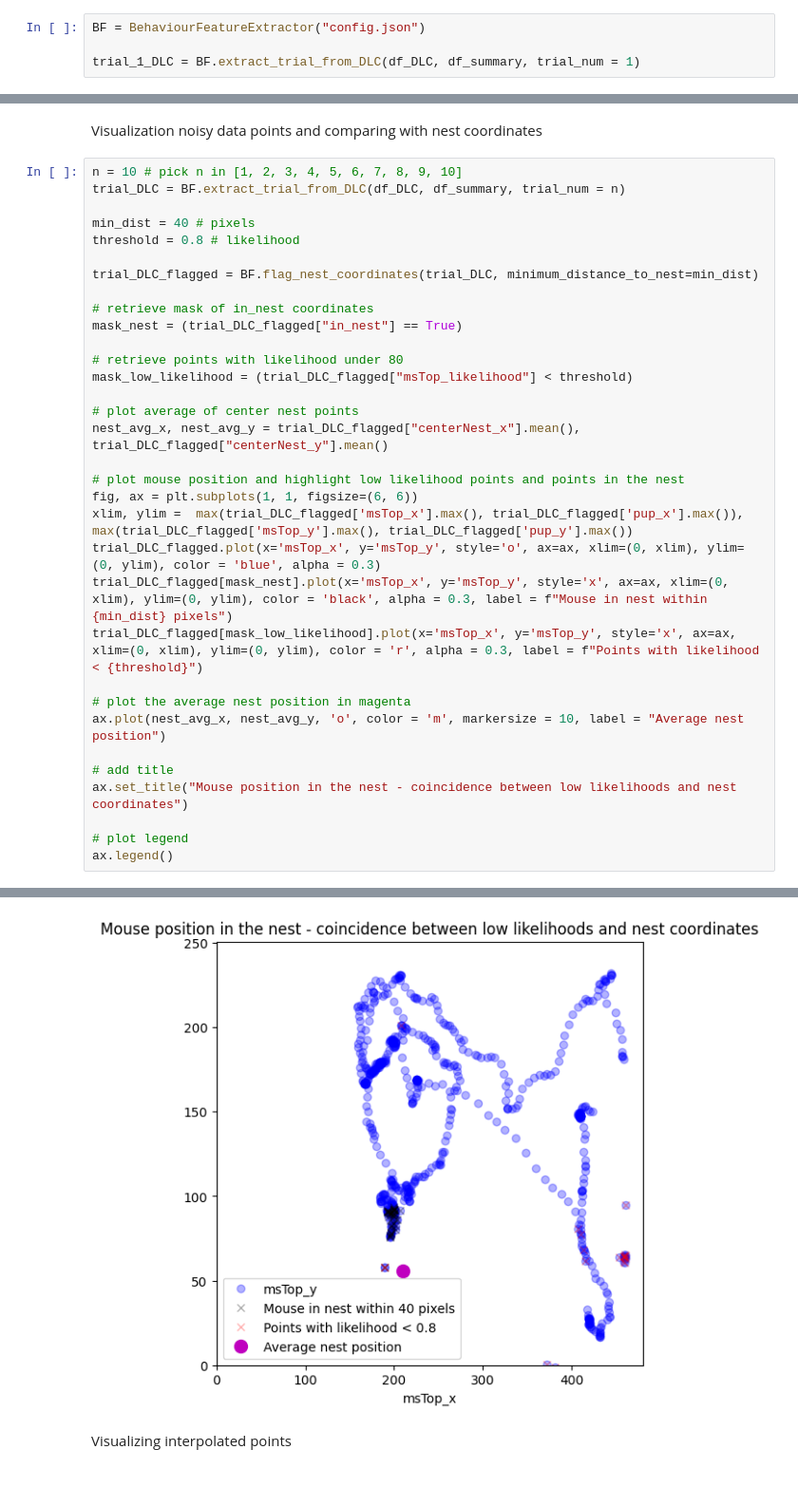
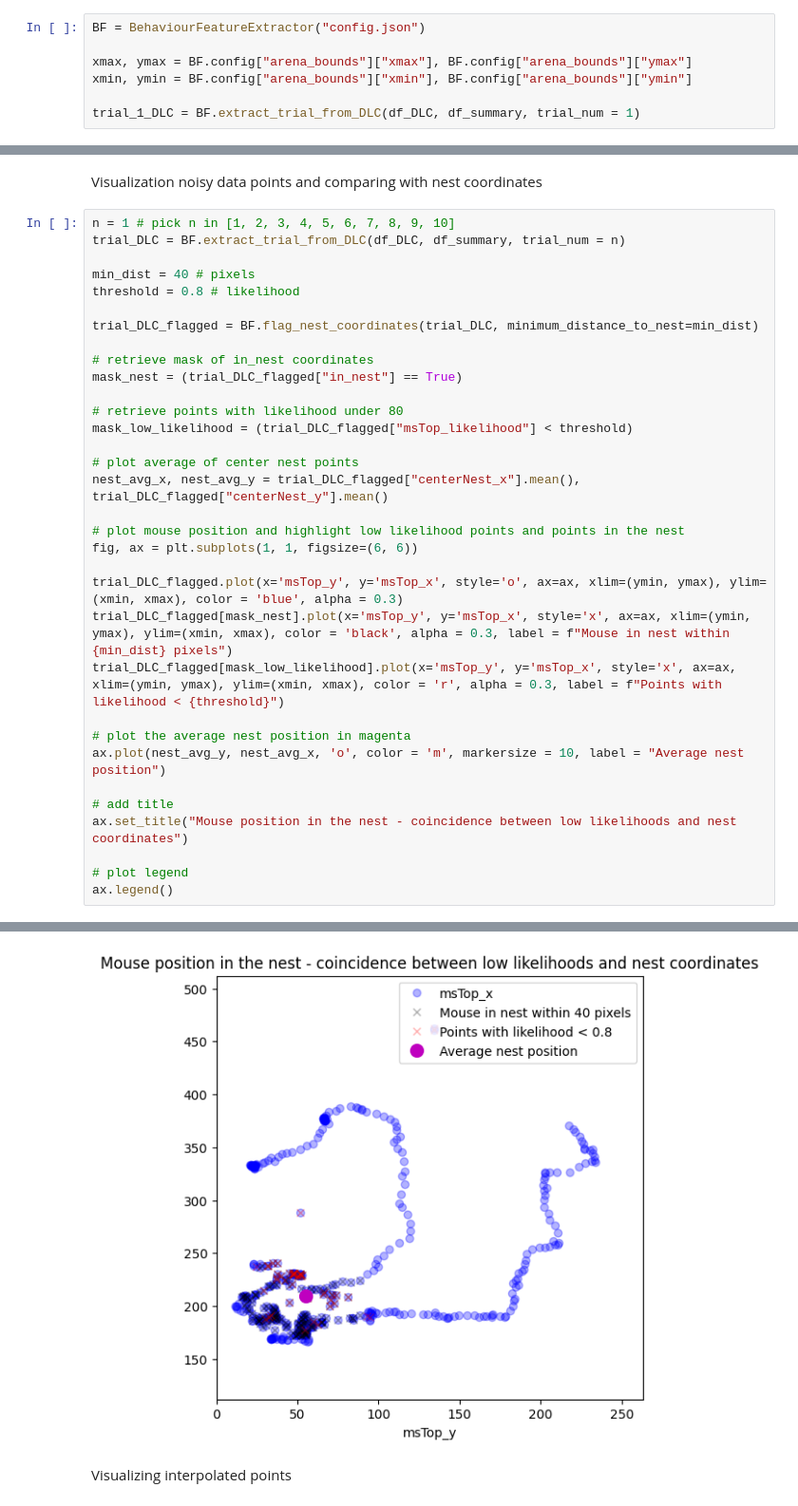
Before and after one commit to danaebroustail/Project, a Jupyter notebook: toolbox_notebook.ipynb, the cells around one changed output, grey strips where cells are left out. Shown at 95% size. Cells and saved outputs as stored; diff of their text form.

```diff
--- a/toolbox_notebook.ipynb
+++ b/toolbox_notebook.ipynb
@@ -91,6 +63,9 @@ df_DLC.head(3)
 # %%
 BF = BehaviourFeatureExtractor("config.json")
 
+xmax, ymax = BF.config["arena_bounds"]["xmax"], BF.config["arena_bounds"]["ymax"]
+xmin, ymin = BF.config["arena_bounds"]["xmin"], BF.config["arena_bounds"]["ymin"]
+
 trial_1_DLC = BF.extract_trial_from_DLC(df_DLC, df_summary, trial_num = 1)
 # %%
 trial_1_DLC.head(3)
@@ -149,41 +85,41 @@ def filter_low_likelihoods_and_interpolate(df_DLC, dict_body_parts_to_coords, th
 # %% [markdown]
 Visualization noisy data points and comparing with nest coordinates
 # %%
-n = 10 # pick n in [1, 2, 3, 4, 5, 6, 7, 8, 9, 10]
+n = 1 # pick n in [1, 2, 3, 4, 5, 6, 7, 8, 9, 10]
 trial_DLC = BF.extract_trial_from_DLC(df_DLC, df_summary, trial_num = n)
 
 min_dist = 40 # pixels
 threshold = 0.8 # likelihood
 
 trial_DLC_flagged = BF.flag_nest_coordinates(trial_DLC, minimum_distance_to_nest=min_dist)
 
 # retrieve mask of in_nest coordinates
 mask_nest = (trial_DLC_flagged["in_nest"] == True)
 
 # retrieve points with likelihood under 80
 mask_low_likelihood = (trial_DLC_flagged["msTop_likelihood"] < threshold)
 
 # plot average of center nest points
 nest_avg_x, nest_avg_y = trial_DLC_flagged["centerNest_x"].mean(), trial_DLC_flagged["centerNest_y"].mean()
 
 # plot mouse position and highlight low likelihood points and points in the nest
 fig, ax = plt.subplots(1, 1, figsize=(6, 6))
-xlim, ylim =  max(trial_DLC_flagged['msTop_x'].max(), trial_DLC_flagged['pup_x'].max()), max(trial_DLC_flagged['msTop_y'].max(), trial_DLC_flagged['pup_y'].max())
-trial_DLC_flagged.plot(x='msTop_x', y='msTop_y', style='o', ax=ax, xlim=(0, xlim), ylim=(0, ylim), color = 'blue', alpha = 0.3)
-trial_DLC_flagged[mask_nest].plot(x='msTop_x', y='msTop_y', style='x', ax=ax, xlim=(0, xlim), ylim=(0, ylim), color = 'black', alpha = 0.3, label = f"Mouse in nest within {min_dist} pixels")
-trial_DLC_flagged[mask_low_likelihood].plot(x='msTop_x', y='msTop_y', style='x', ax=ax, xlim=(0, xlim), ylim=(0, ylim), color = 'r', alpha = 0.3, label = f"Points with likelihood < {threshold}")
+
+trial_DLC_flagged.plot(x='msTop_y', y='msTop_x', style='o', ax=ax, xlim=(ymin, ymax), ylim=(xmin, xmax), color = 'blue', alpha = 0.3)
+trial_DLC_flagged[mask_nest].plot(x='msTop_y', y='msTop_x', style='x', ax=ax, xlim=(ymin, ymax), ylim=(xmin, xmax), color = 'black', alpha = 0.3, label = f"Mouse in nest within {min_dist} pixels")
+trial_DLC_flagged[mask_low_likelihood].plot(x='msTop_y', y='msTop_x', style='x', ax=ax, xlim=(ymin, ymax), ylim=(xmin, xmax), color = 'r', alpha = 0.3, label = f"Points with likelihood < {threshold}")
 
 # plot the average nest position in magenta
-ax.plot(nest_avg_x, nest_avg_y, 'o', color = 'm', markersize = 10, label = "Average nest position")
+ax.plot(nest_avg_y, nest_avg_x, 'o', color = 'm', markersize = 10, label = "Average nest position")
 
 # add title
 ax.set_title("Mouse position in the nest - coincidence between low likelihoods and nest coordinates")
 
 # plot legend
 ax.legend()
 # %% [output]
 <matplotlib.legend.Legend at 0x...>
-[figure, old version]
+[figure, new version]
 # %% [markdown]
 Visualizing interpolated points
 # %%
```
Also changed, not shown: parts of 14 cells of this notebook.
